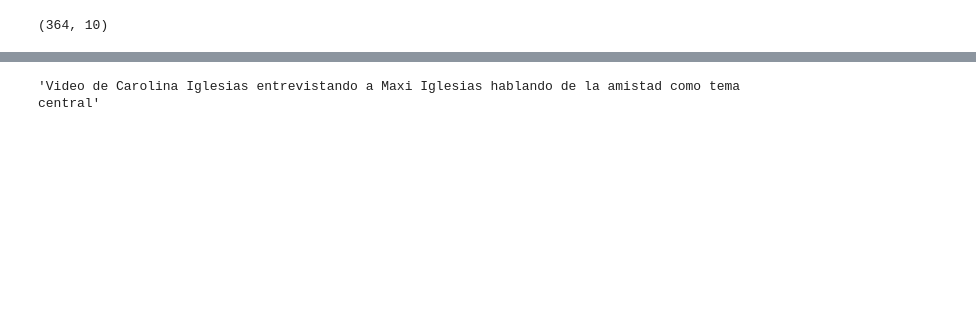
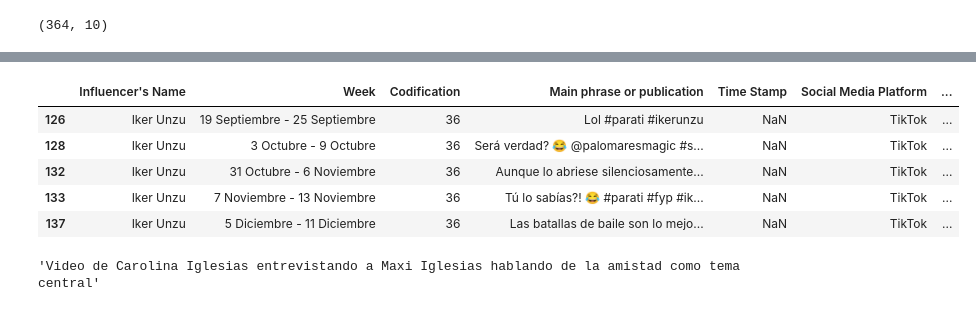
Before and after one commit to celefigs/EDA_Feminism_Influencers_Spain, a Jupyter notebook: main.ipynb, the cells around one changed output, grey strips where cells are left out. Saved outputs shown, nothing was run; the diff lists cells and outputs as text; code cells hidden in the pictures; blank space fills up the shorter version.

```diff
--- a/main.ipynb
+++ b/main.ipynb
@@ -331,9 +328,9 @@ Type:      function
 # %%
 path_file_content = r"C:\Users\Celeste\Google Drive Streaming\My Drive\_CODEOP\EDA_Feminism_Influencers_Spain\data\Influencers Content Analysis (September 22nd_December 22nd).xlsx"
 
-df = pd.read_excel(path_file_content)
+df_content = pd.read_excel(path_file_content)
 
-df.head()
+df_content.head()
 # %% [output]
 |  | Influencer's Name | Week | Codification | Main phrase or publication | Time Stamp | Social Media Platform | ... |
 | 0 | Andrea Compton | 19 Septiembre - 25 Septiembre | 98 | Sin contenido | NaN | Youtube | ... |
@@ -348 +361,12 @@ df.shape
+# %%
+cod_36 = df_content[df_content['Codification'] == 36]
+# %%
+cod_36.head()
+# %% [output]
+|  | Influencer's Name | Week | Codification | Main phrase or publication | Time Stamp | Social Media Platform | ... |
+| 126 | Iker Unzu | 19 Septiembre - 25 Septiembre | 36 | Lol #parati #ikerunzu | NaN | TikTok | ... |
+| 128 | Iker Unzu | 3 Octubre - 9 Octubre | 36 | Será verdad? 😂 @palomaresmagic #s... | NaN | TikTok | ... |
+| 132 | Iker Unzu | 31 Octubre - 6 Noviembre | 36 | Aunque lo abriese silenciosamente... | NaN | TikTok | ... |
+| 133 | Iker Unzu | 7 Noviembre - 13 Noviembre | 36 | Tú lo sabías?! 😂 #parati #fyp #ik... | NaN | TikTok | ... |
+| 137 | Iker Unzu | 5 Diciembre - 11 Diciembre | 36 | Las batallas de baile son lo mejo... | NaN | TikTok | ... |
 # %%
```
Also changed, not shown: parts of 49 cells of this notebook, 1 other file.
